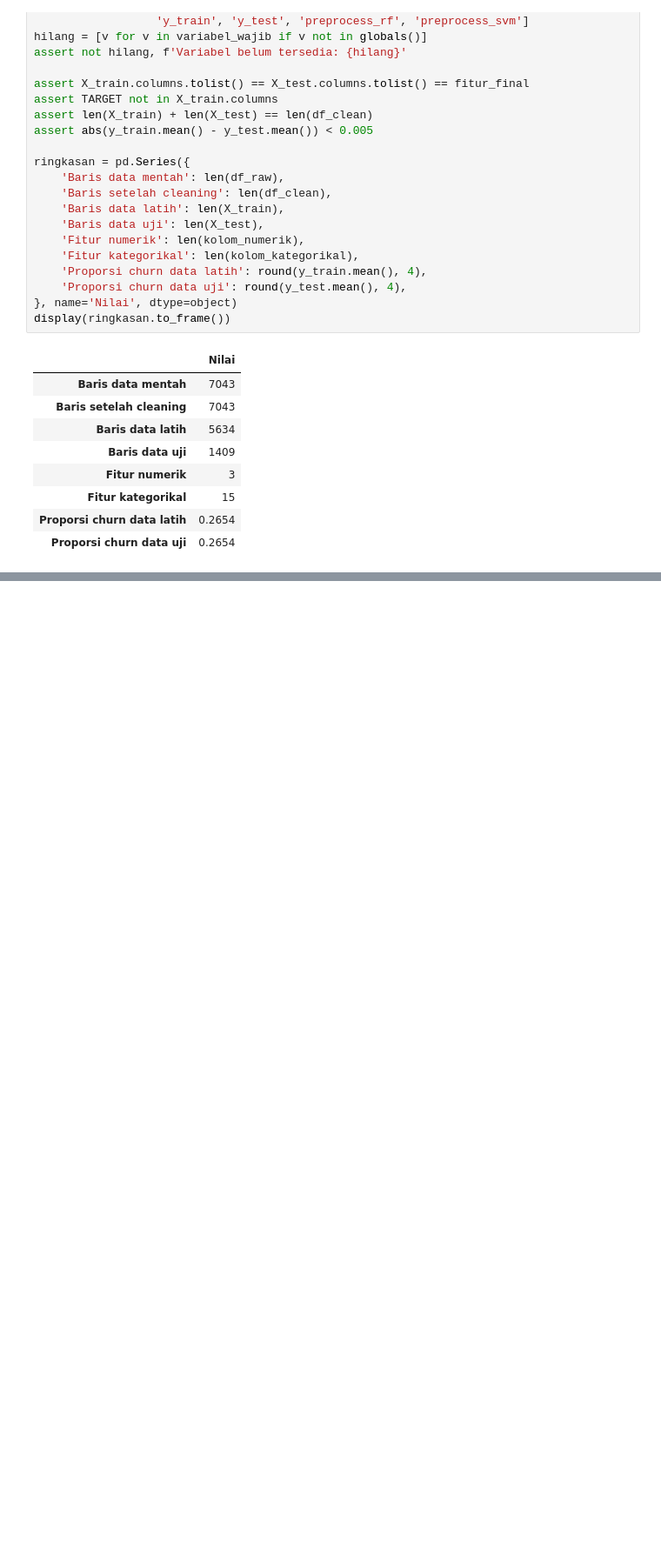
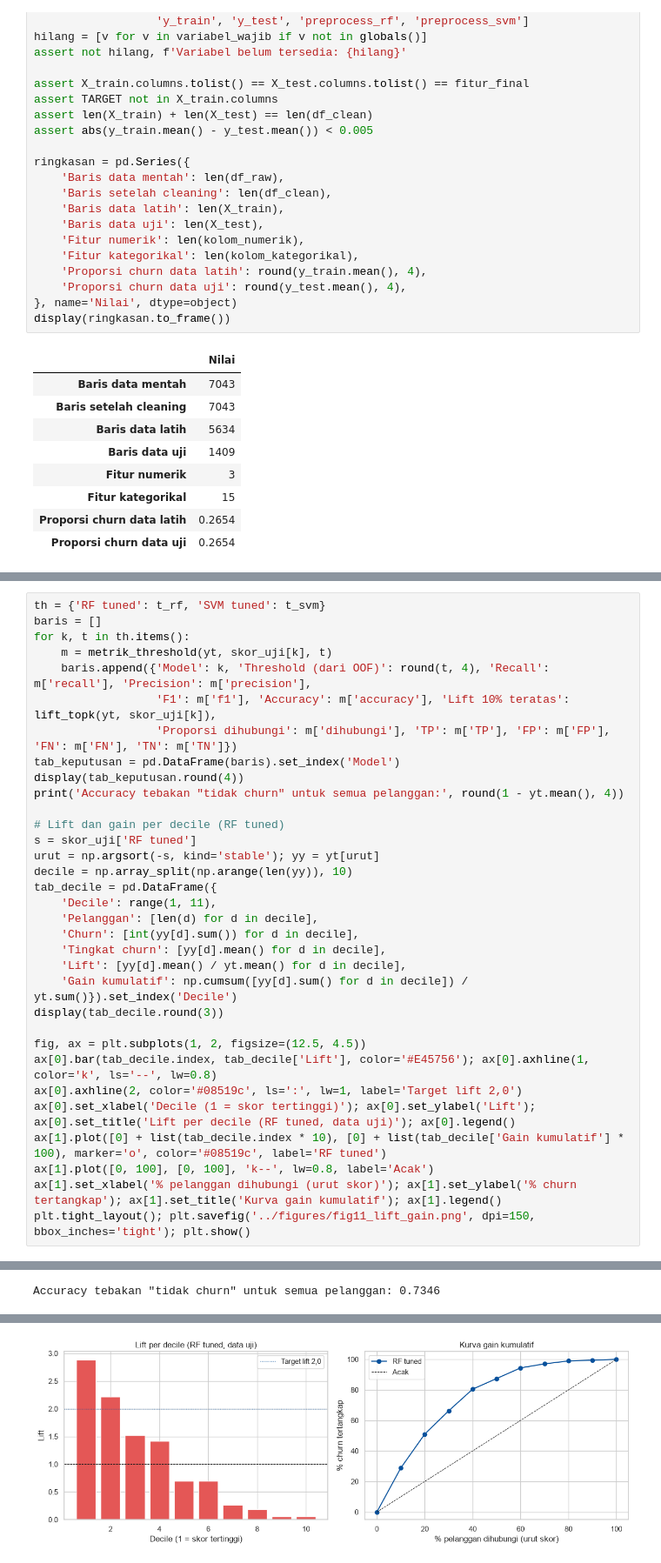
Before and after one commit to Cecarrr/21_IF-B_Pemuja-Kerang-Ajaib, a Jupyter notebook: notebooks/Insight-EDA.ipynb, the cells around one changed output, grey strips where cells are left out. Shown at 87% size. Cells and saved outputs as stored; diff of their text form; blank space fills up the shorter version.

```diff
--- a/notebooks/Insight-EDA.ipynb
+++ b/notebooks/Insight-EDA.ipynb
@@ -1270,0 +1621,34 @@ Confusion Matrix:
+# %%
+th = {'RF tuned': t_rf, 'SVM tuned': t_svm}
+baris = []
+for k, t in th.items():
+    m = metrik_threshold(yt, skor_uji[k], t)
+    baris.append({'Model': k, 'Threshold (dari OOF)': round(t, 4), 'Recall': m['recall'], 'Precision': m['precision'],
+                  'F1': m['f1'], 'Accuracy': m['accuracy'], 'Lift 10% teratas': lift_topk(yt, skor_uji[k]),
+                  'Proporsi dihubungi': m['dihubungi'], 'TP': m['TP'], 'FP': m['FP'], 'FN': m['FN'], 'TN': m['TN']})
+tab_keputusan = pd.DataFrame(baris).set_index('Model')
+display(tab_keputusan.round(4))
+print('Accuracy tebakan "tidak churn" untuk semua pelanggan:', round(1 - yt.mean(), 4))
+
+# Lift dan gain per decile (RF tuned)
+s = skor_uji['RF tuned']
+urut = np.argsort(-s, kind='stable'); yy = yt[urut]
+decile = np.array_split(np.arange(len(yy)), 10)
+tab_decile = pd.DataFrame({
+    'Decile': range(1, 11),
+    'Pelanggan': [len(d) for d in decile],
+    'Churn': [int(yy[d].sum()) for d in decile],
+    'Tingkat churn': [yy[d].mean() for d in decile],
+    'Lift': [yy[d].mean() / yt.mean() for d in decile],
+    'Gain kumulatif': np.cumsum([yy[d].sum() for d in decile]) / yt.sum()}).set_index('Decile')
+display(tab_decile.round(3))
+
+fig, ax = plt.subplots(1, 2, figsize=(12.5, 4.5))
+ax[0].bar(tab_decile.index, tab_decile['Lift'], color='#E45756'); ax[0].axhline(1, color='k', ls='--', lw=0.8)
+ax[0].axhline(2, color='#08519c', ls=':', lw=1, label='Target lift 2,0')
+ax[0].set_xlabel('Decile (1 = skor tertinggi)'); ax[0].set_ylabel('Lift'); ax[0].set_title('Lift per decile (RF tuned, data uji)'); ax[0].legend()
+ax[1].plot([0] + list(tab_decile.index * 10), [0] + list(tab_decile['Gain kumulatif'] * 100), marker='o', color='#08519c', label='RF tuned')
+ax[1].plot([0, 100], [0, 100], 'k--', lw=0.8, label='Acak')
+ax[1].set_xlabel('% pelanggan dihubungi (urut skor)'); ax[1].set_ylabel('% churn tertangkap'); ax[1].set_title('Kurva gain kumulatif'); ax[1].legend()
+plt.tight_layout(); plt.savefig('../figures/fig11_lift_gain.png', dpi=150, bbox_inches='tight'); plt.show()
+# %% [output]
@@ -1270,0 +1659 @@ Confusion Matrix:
+Accuracy tebakan "tidak churn" untuk semua pelanggan: 0.7346
@@ -1270,0 +1672 @@ Confusion Matrix:
+[figure, added]
```
Also changed, not shown: parts of 63 cells of this notebook, 11 other files.
